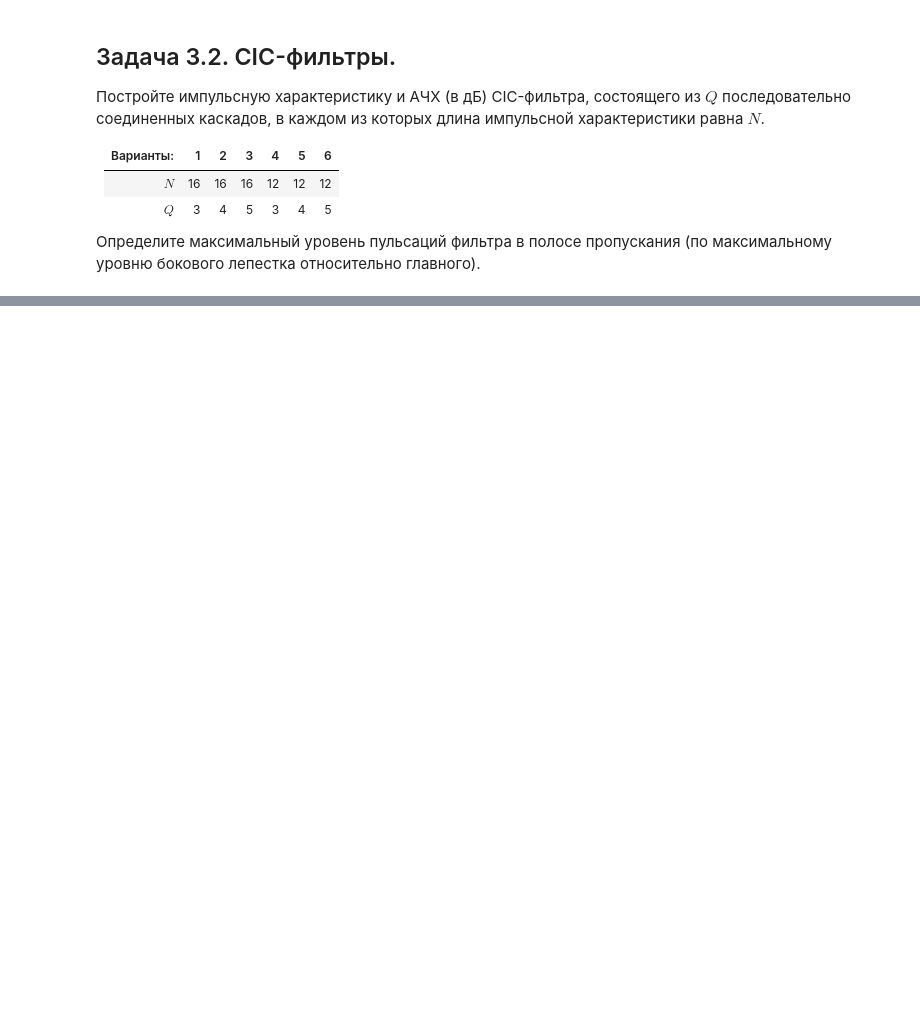
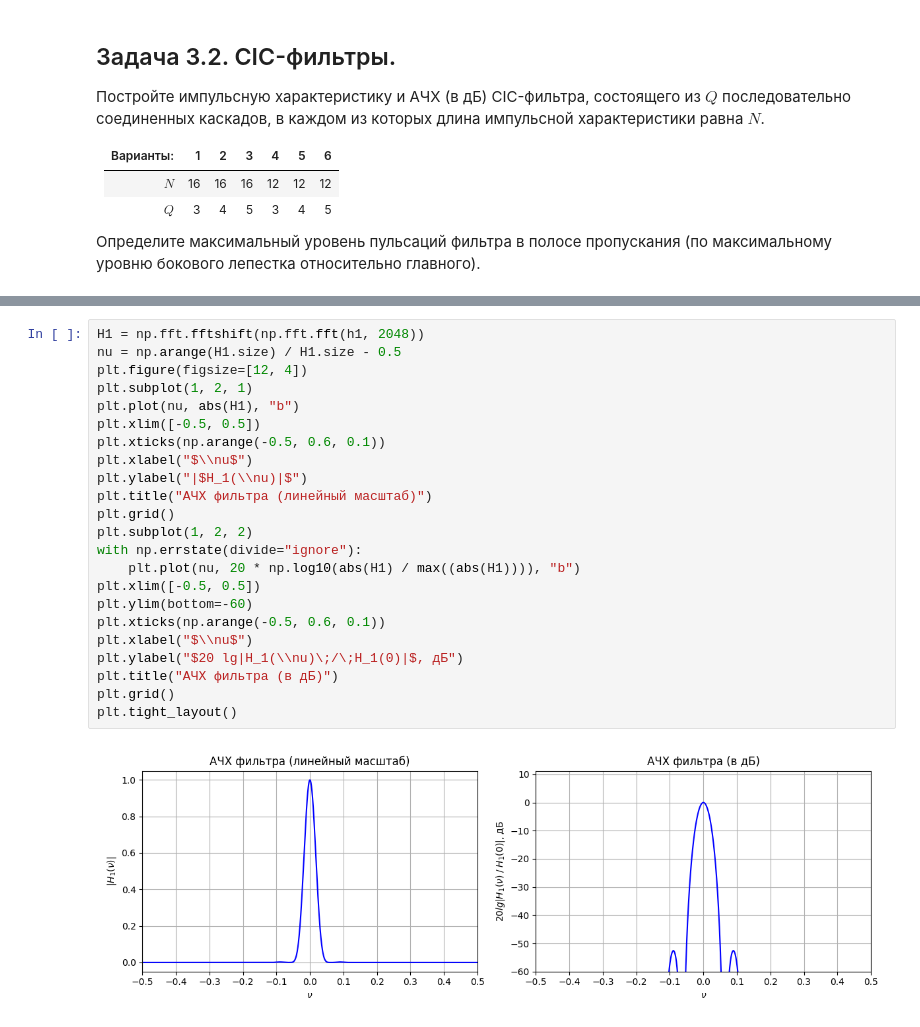
Before and after one commit to derzhavin3016/DSP-labs, a Jupyter notebook: lab6/dsp_lab6.ipynb, the cells around one changed output, grey strips where cells are left out. Drawn from its saved outputs; the diff is of its cells as text; blank space fills up the shorter version.

```diff
--- a/lab6/dsp_lab6.ipynb
+++ b/lab6/dsp_lab6.ipynb
@@ -612,0 +662,25 @@ plt.show()
+# %%
+H1 = np.fft.fftshift(np.fft.fft(h1, 2048))
+nu = np.arange(H1.size) / H1.size - 0.5
+plt.figure(figsize=[12, 4])
+plt.subplot(1, 2, 1)
+plt.plot(nu, abs(H1), "b")
+plt.xlim([-0.5, 0.5])
+plt.xticks(np.arange(-0.5, 0.6, 0.1))
+plt.xlabel("$\\nu$")
+plt.ylabel("|$H_1(\\nu)|$")
+plt.title("АЧХ фильтра (линейный масштаб)")
+plt.grid()
+plt.subplot(1, 2, 2)
+with np.errstate(divide="ignore"):
+    plt.plot(nu, 20 * np.log10(abs(H1) / max((abs(H1)))), "b")
+plt.xlim([-0.5, 0.5])
+plt.ylim(bottom=-60)
+plt.xticks(np.arange(-0.5, 0.6, 0.1))
+plt.xlabel("$\\nu$")
+plt.ylabel("$20 lg|H_1(\\nu)\;/\;H_1(0)|$, дБ")
+plt.title("АЧХ фильтра (в дБ)")
+plt.grid()
+plt.tight_layout()
+# %% [output]
+[figure, added]
```
Also changed, not shown: parts of 6 cells of this notebook.
